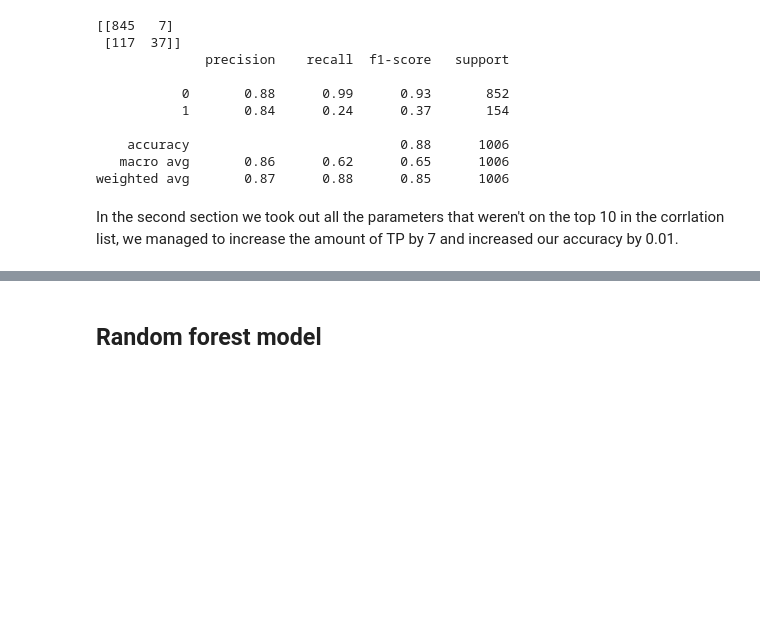
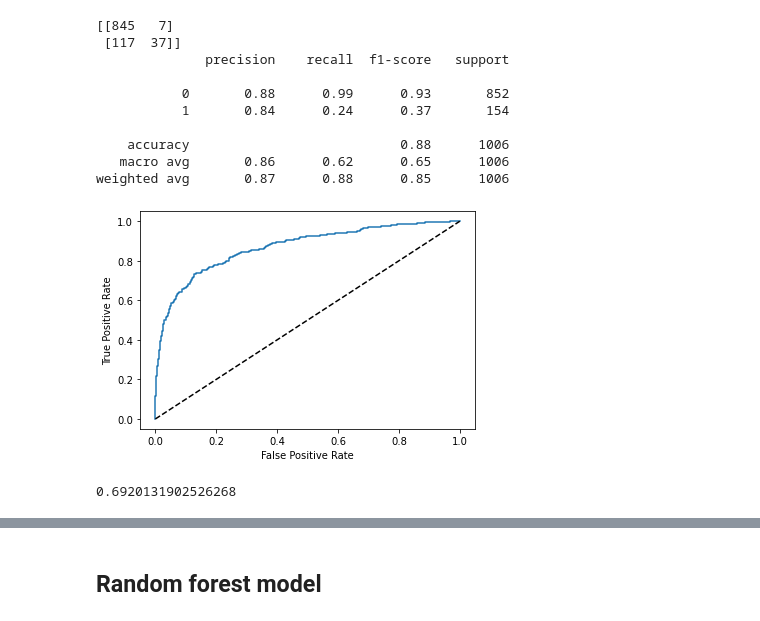
Before and after one commit to MayaHayat/BreastCancer_Classification, a Jupyter notebook: Breast Cancer.ipynb, the cells around one changed output, grey strips where cells are left out. Saved outputs shown, nothing was run; the diff lists cells and outputs as text; code cells hidden in the pictures; blank space fills up the shorter version.

```diff
--- a/Breast Cancer.ipynb
+++ b/Breast Cancer.ipynb
@@ -887,5 +1052,3 @@ print(classification_report(y_test, y_pred))
     accuracy                           0.88      1006
    macro avg       0.86      0.62      0.65      1006
 weighted avg       0.87      0.88      0.85      1006
-# %% [markdown]
-In the second section we took out all the parameters that weren't on the top 10 in the corrlation list, we managed to increase the amount of TP by 7 and increased our accuracy by 0.01.
@@ -891,0 +1057,16 @@ In the second section we took out all the parameters that weren't on the top 10
+# %%
+LogReg = LogisticRegression(max_iter = 4023)
+# %%
+LogReg.fit(df_xtrain_norm,y_train)
+y_AUC = LogReg.predict_proba(df_xtrain_norm)[:,1]
+fpr, tpr, thresholds = roc_curve(y_train, y_AUC)
+plt.plot(fpr,tpr,[0, 1], [0, 1], 'k--')
+plt.ylabel('True Positive Rate')
+plt.xlabel('False Positive Rate')
+plt.show()
+# %% [output]
+[figure, added]
+# %%
+roc_auc_score(y_train,LogReg_predict)
+# %% [output]
+0.6920131902526268
```
Also changed, not shown: parts of 61 cells of this notebook.
